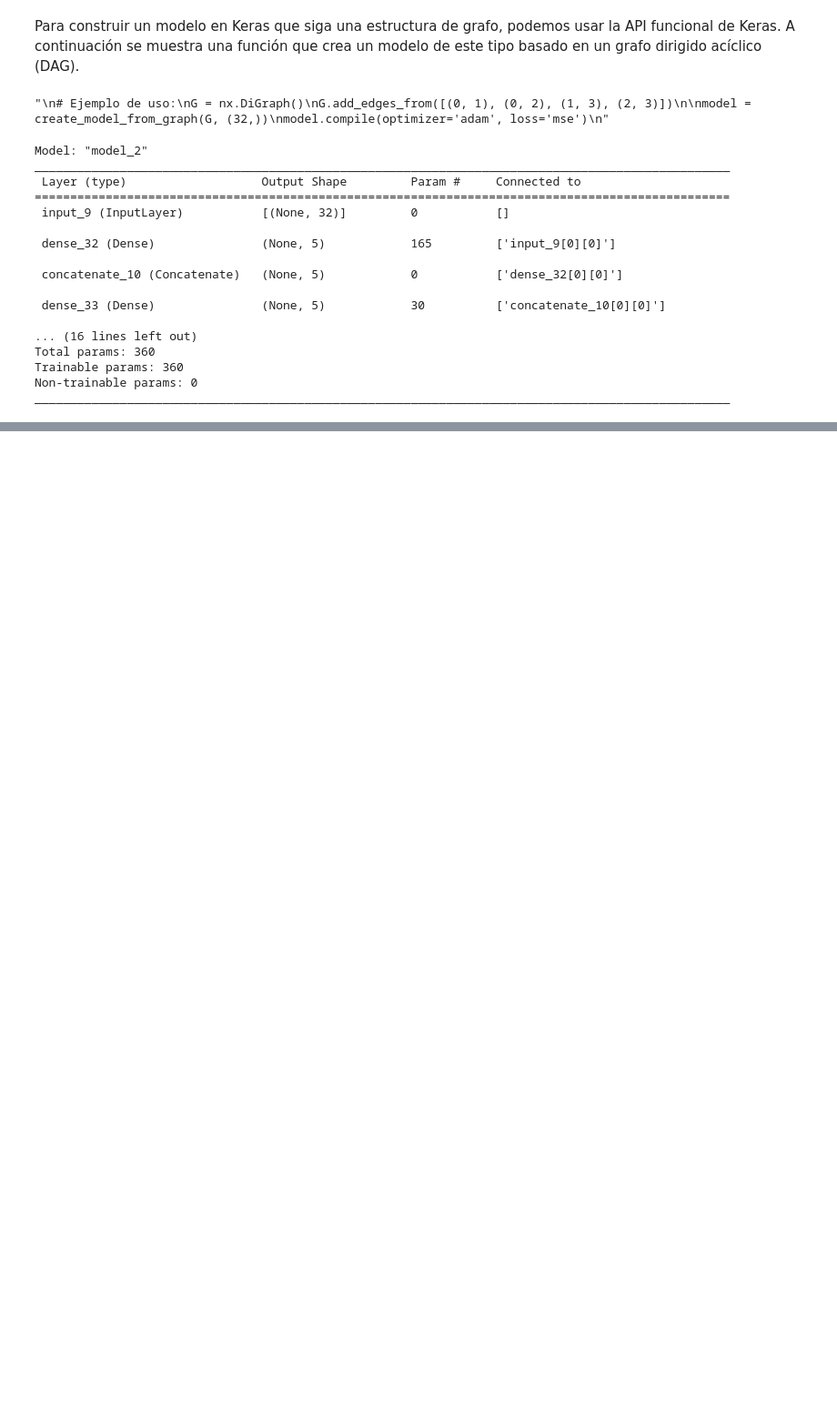
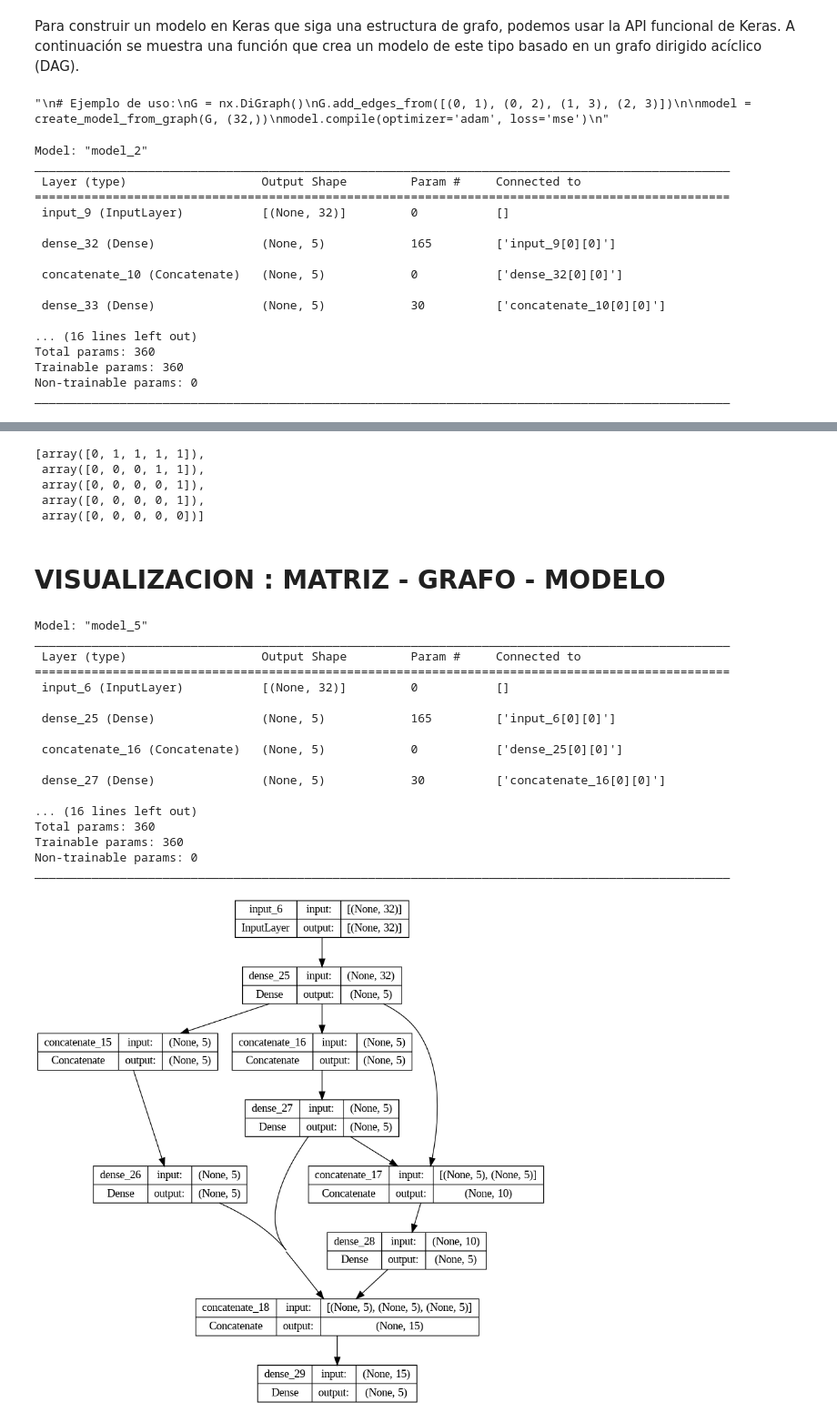
Before and after one commit to tintenderete/TFM, a Jupyter notebook: de_grafos_a_models_1.ipynb, the cells around one changed output, grey strips where cells are left out. Shown at 91% size. Saved outputs shown, nothing was run; the diff lists cells and outputs as text; code cells hidden in the pictures; blank space fills up the shorter version.

```diff
--- a/de_grafos_a_models_1.ipynb
+++ b/de_grafos_a_models_1.ipynb
@@ -224,0 +297,6 @@ ________________________________________________________________________________
+# %%
+
+n_neuronas = 6
+# Genera un número aleatorio entre 1 y n_neuronas
+num_ones = np.random.randint(1, n_neuronas + 1)
+print(num_ones)
@@ -224,0 +317,4 @@ ________________________________________________________________________________
+# %%
+# Crea un array con 'num_ones' unos y el resto ceros
+array = np.array([1]*num_ones + [0]*(n_neuronas-num_ones))
+print(array)
@@ -224,0 +331,6 @@ ________________________________________________________________________________
+# %%
+def crear_fila_conexiones(n):
+  num_ones = np.random.randint(1, n + 1)
+  array = np.array([1]*num_ones + [0]*(n-num_ones))
+  np.random.shuffle(array)
+  return array
@@ -224,0 +341,61 @@ ________________________________________________________________________________
+# %%
+adjacency_matrix = [
+    np.concatenate((  np.array([0]) , crear_fila_conexiones(4) )),
+    np.concatenate((  np.array([0,0]) , crear_fila_conexiones(3)  )),
+    np.concatenate((  np.array([0,0,0]) , crear_fila_conexiones(2)  )),
+    np.concatenate((  np.array([0,0,0,0]) , crear_fila_conexiones(1)  )),
+    np.array([0,0,0,0,0]),
+]
+adjacency_matrix
+# %% [output]
+[array([0, 1, 1, 1, 1]),
+ array([0, 0, 0, 1, 1]),
+ array([0, 0, 0, 0, 1]),
+ array([0, 0, 0, 0, 1]),
+ array([0, 0, 0, 0, 0])]
+# %% [markdown]
+# VISUALIZACION :  MATRIZ - GRAFO - MODELO
+# %%
+from tensorflow.keras.utils import plot_model
+from IPython.display import Image
+
+adjacency_matrix = [
+  np.concatenate((  np.array([0]) , crear_fila_conexiones(4) )),
+  np.concatenate((  np.array([0,0]) , crear_fila_conexiones(3)  )),
+  np.concatenate((  np.array([0,0,0]) , crear_fila_conexiones(2)  )),
+  np.concatenate((  np.array([0,0,0,0]) , crear_fila_conexiones(1)  )),
+  np.array([0,0,0,0,0]),
+]
+
+# Crea un grafo a partir de la matriz de adyacencia
+G = nx.from_numpy_array(np.array(adjacency_matrix), create_using=nx.DiGraph)
+
+# Dibujar el grafo
+nx.draw(G, with_labels=True)
+
+# Crea un grafo a partir de la matriz de adyacencia
+G = nx.from_numpy_array(np.array(adjacency_matrix), create_using=nx.DiGraph)
+model = create_model_from_graph(G, (32,))
+model.summary()
+
+# Asumiendo que 'model' es tu modelo Keras
+plot_model(model, show_shapes=True, show_layer_names=True)
+# %% [output]
+Model: "model_5"
+__________________________________________________________________________________________________
+ Layer (type)                   Output Shape         Param #     Connected to
+==================================================================================================
+ input_6 (InputLayer)           [(None, 32)]         0           []
+
+ dense_25 (Dense)               (None, 5)            165         ['input_6[0][0]']
+
+ concatenate_16 (Concatenate)   (None, 5)            0           ['dense_25[0][0]']
+
+ dense_27 (Dense)               (None, 5)            30          ['concatenate_16[0][0]']
+
+... (16 lines left out)
+Total params: 360
+Trainable params: 360
+Non-trainable params: 0
+__________________________________________________________________________________________________
+[figure, added]
```
Also changed, not shown: parts of 23 cells of this notebook.
